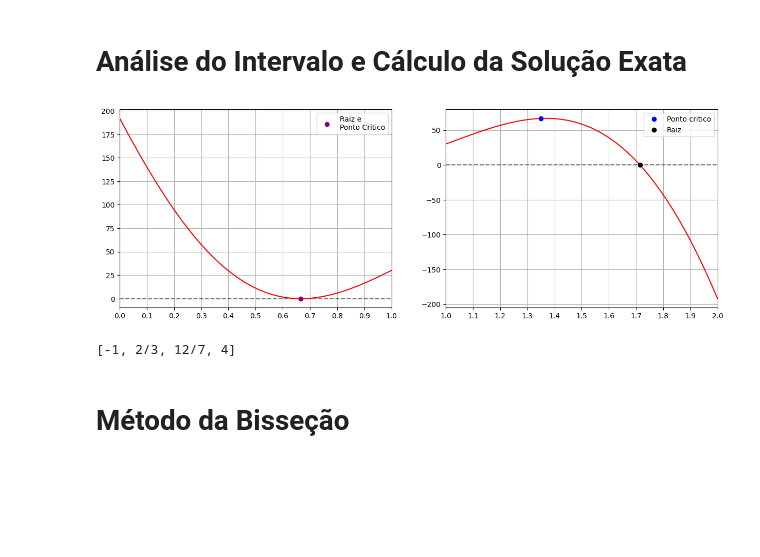
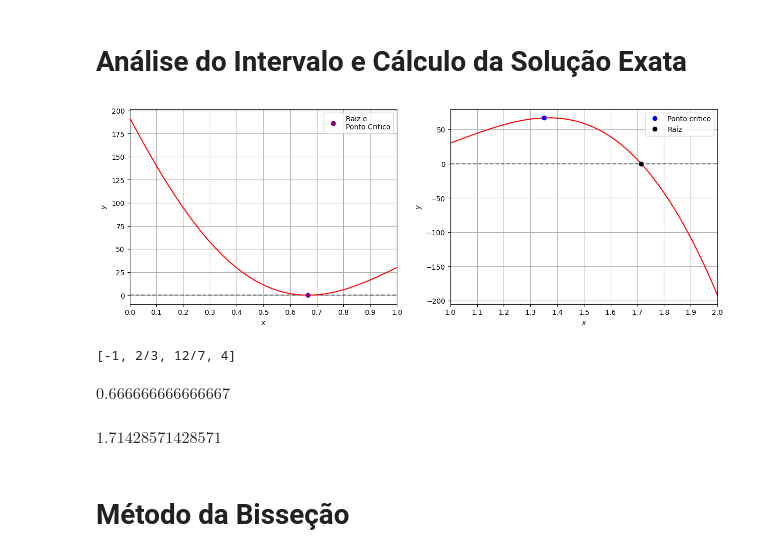
Before and after one commit to gabrielcoout/FAN_ATV1, a Jupyter notebook: FAN_Trabalho1.ipynb, the cells around one changed output. Cells and saved outputs as stored; diff of their text form; code cells hidden in the pictures; blank space fills up the shorter version.

```diff
--- a/FAN_Trabalho1.ipynb
+++ b/FAN_Trabalho1.ipynb
@@ -22,26 +30,32 @@ dfdx = lambda x : 5*63*x**4 - 381*4*x**3 + 496*3*x**2 - 209*2*x - 544
 # %% [markdown]
 # Análise do Intervalo e Cálculo da Solução Exata
 # %%
+# Analise Grafica
+
 fig, ax = plt.subplots(1,2,figsize=(15,5))
 
 ax[0].plot(x1,f(x1),'r', zorder=3)
 ax[0].hlines(0,0,1,color='black',linestyles='--',alpha=0.5)
 ax[0].set_xticks(np.arange(0,1.05,0.1))
 ax[0].set_xlim(0,1)
+ax[0].set_xlabel(r'$x$')
+ax[0].set_ylabel(r'$y$')
 ax[0].plot(2/3,0,'o',color='purple', zorder = 4, label='Raiz e\nPonto Critico')
 ax[0].legend()
 ax[0].grid(True)
 
 ax[1].plot(x2,f(x2),'r')
 ax[1].hlines(0,1,2,color='black',linestyles='--',alpha=0.5)
 ax[1].set_xticks(np.arange(1,2.05,0.1))
 ax[1].plot(1.35,f(1.35),'o',color='blue',label='Ponto critico')
 ax[1].plot(12/7,0,'o',color='black', label='Raiz')
 ax[1].set_xlim(1,2)
+ax[1].set_ylabel(r'$y$')
+ax[1].set_xlabel(r'$x$')
 ax[1].grid(True)
 ax[1].legend()
 
 plt.show()
 # %% [output]
-[figure, old version]
+[figure, new version]
 # %%
@@ -54,5 +68,15 @@ print(sol)
 # %% [output]
 [-1, 2/3, 12/7, 4]
+# %%
+# raiz no intervalo [0,1]
+sol[1].evalf()
+# %% [output]
+$\displaystyle 0.666666666666667$
+# %%
+# raiz no intervalo [1,2]
+sol[2].evalf()
+# %% [output]
+$\displaystyle 1.71428571428571$
 # %% [markdown]
 # Método da Bisseção
 # %%
```
Also changed, not shown: parts of 13 cells of this notebook, 4 other files.
